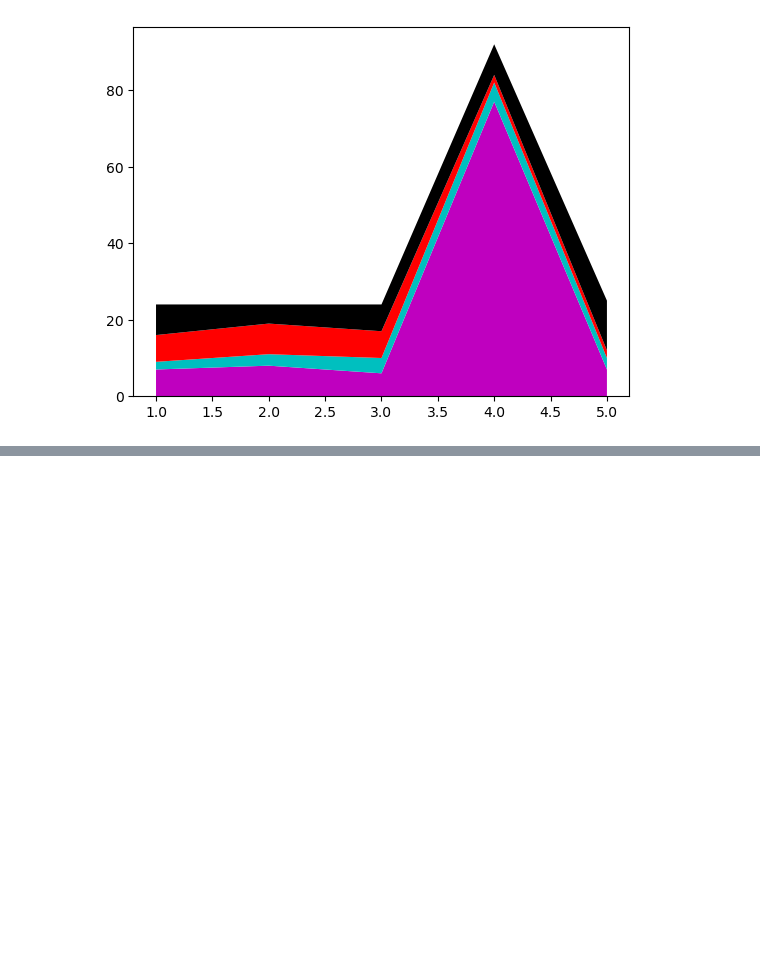
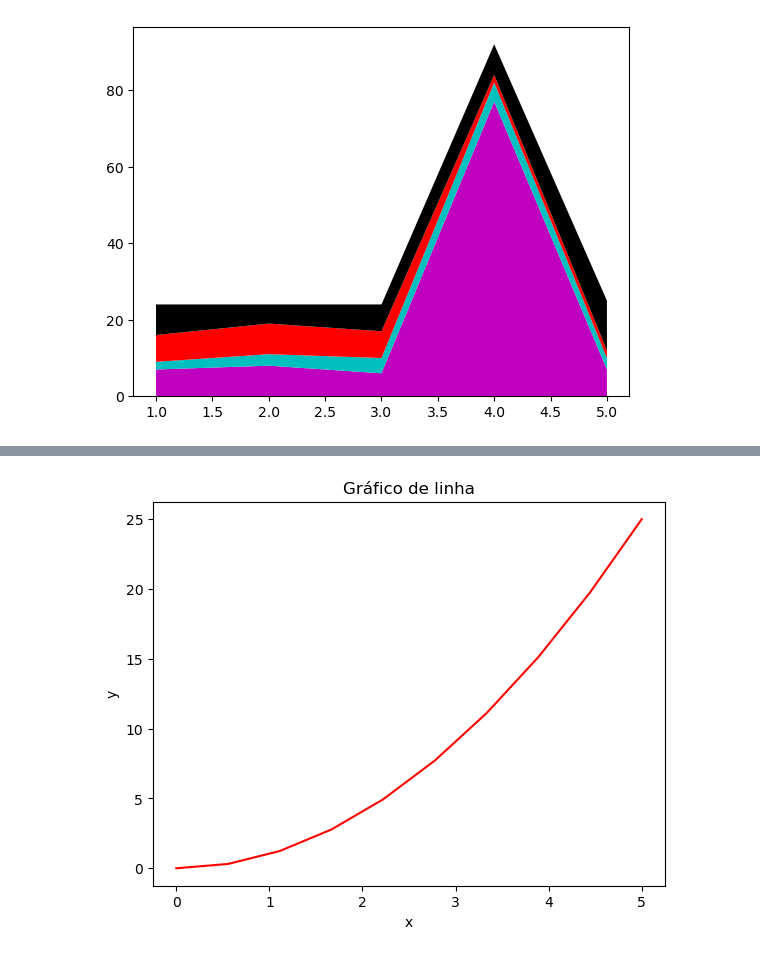
Before and after one commit to leandroclv/DSA_Python, a Jupyter notebook: POO/Matplot.ipynb, the cells around one changed output, grey strips where cells are left out. Drawn from its saved outputs; the diff is of its cells as text; code cells hidden in the pictures; blank space fills up the shorter version.

```diff
--- a/POO/Matplot.ipynb
+++ b/POO/Matplot.ipynb
@@ -100,0 +114,22 @@ plt.show()
+# %%
+#Gráfico de linha
+
+#Dados
+x = linspace(0, 5, 10)
+y = x ** 2
+
+#Cria a figura
+fig = plt.figure()
+
+#Define a escala dos eixos
+axes = fig.add_axes([0, 0, 0.8, 0.8])
+
+#Cria o plot
+axes.plot(x,y, 'r')
+
+#Labels e títulos
+axes.set_xlabel('x')
+axes.set_ylabel('y')
+axes.set_title('Gráfico de linha');
+# %% [output]
+[figure, added]
```
Also changed, not shown: parts of 6 cells of this notebook.
